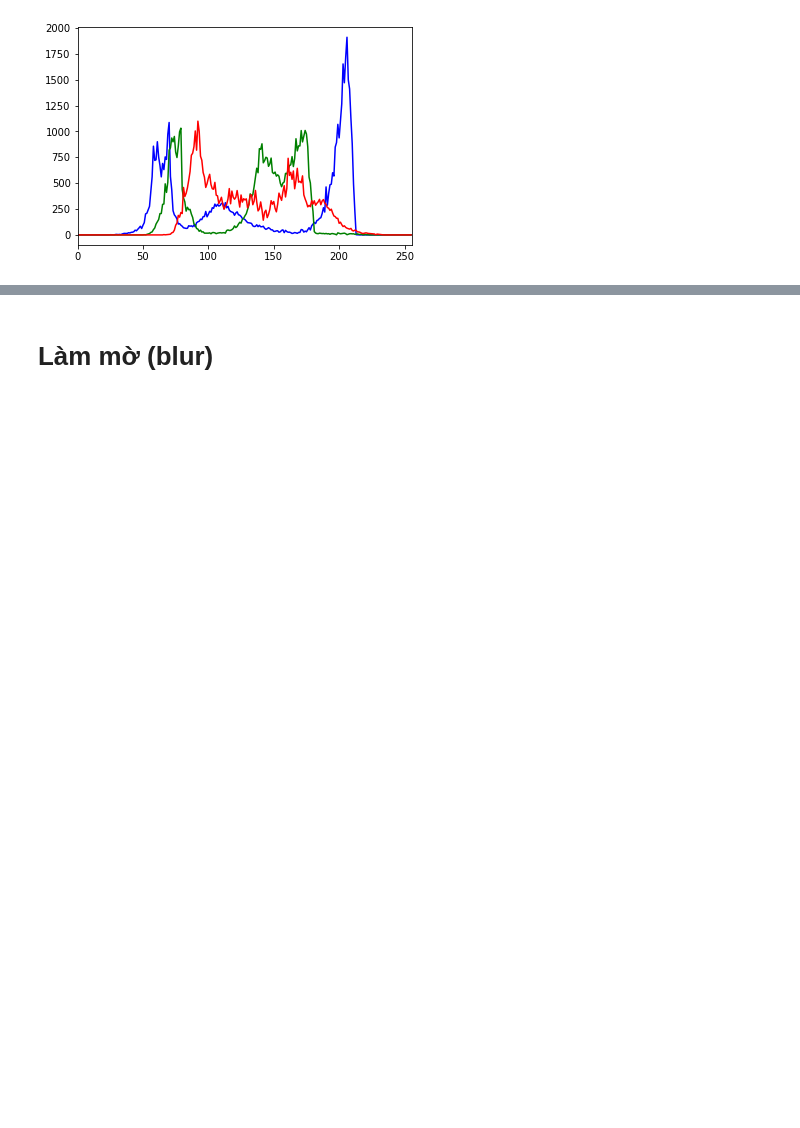
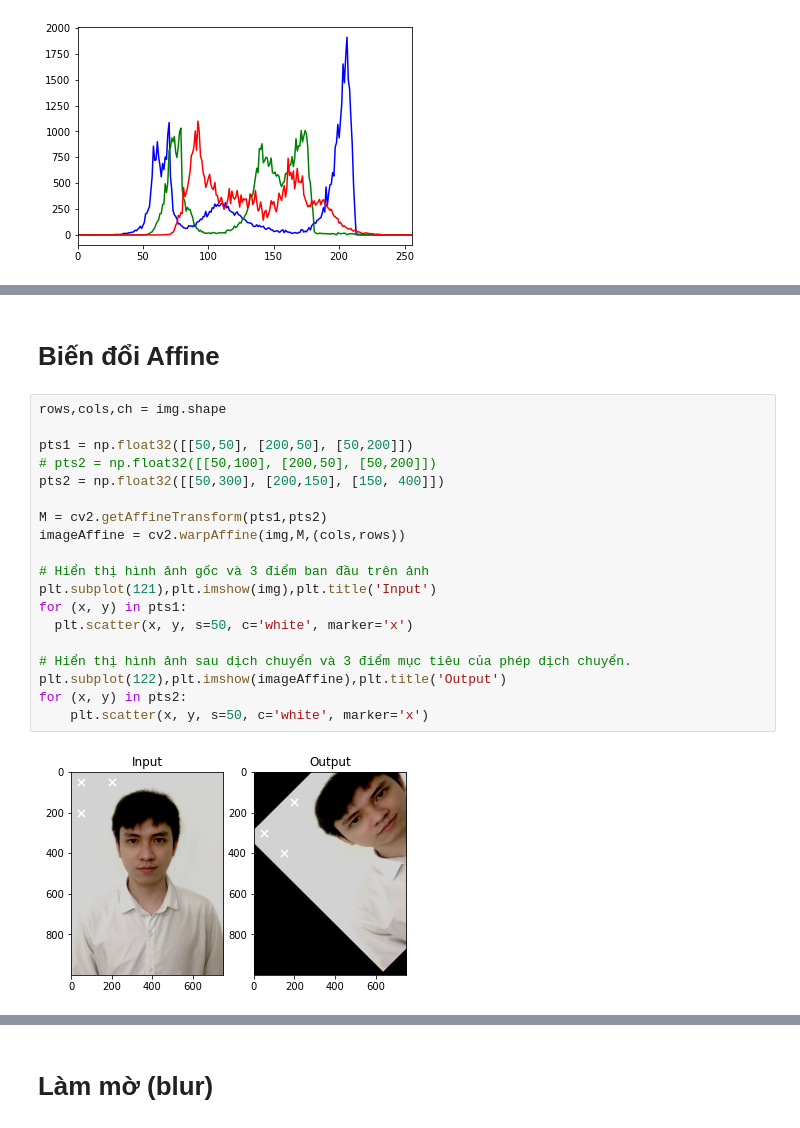
Before and after one commit to nvhuy898/nvh_cheatsheet, a Jupyter notebook: opencv/OpenCV_cheetsheet.ipynb, the cells around one changed output, grey strips where cells are left out. Cells and saved outputs as stored; diff of their text form; blank space fills up the shorter version.

```diff
--- a/opencv/openc_cheetsheet.ipynb
+++ b/opencv/OpenCV_cheetsheet.ipynb
@@ -81,0 +139,23 @@ plt.show()
+# %% [markdown]
+# Biến đổi Affine
+# %%
+rows,cols,ch = img.shape
+
+pts1 = np.float32([[50,50], [200,50], [50,200]])
+# pts2 = np.float32([[50,100], [200,50], [50,200]])
+pts2 = np.float32([[50,300], [200,150], [150, 400]])
+
+M = cv2.getAffineTransform(pts1,pts2)
+imageAffine = cv2.warpAffine(img,M,(cols,rows))
+
+# Hiển thị hình ảnh gốc và 3 điểm ban đầu trên ảnh
+plt.subplot(121),plt.imshow(img),plt.title('Input')
+for (x, y) in pts1:
+  plt.scatter(x, y, s=50, c='white', marker='x')
+
+# Hiển thị hình ảnh sau dịch chuyển và 3 điểm mục tiêu của phép dịch chuyển.
+plt.subplot(122),plt.imshow(imageAffine),plt.title('Output')
+for (x, y) in pts2:
+    plt.scatter(x, y, s=50, c='white', marker='x')
+# %% [output]
+[figure, added]
```
Also changed, not shown: parts of 11 cells of this notebook, 6 other files.
